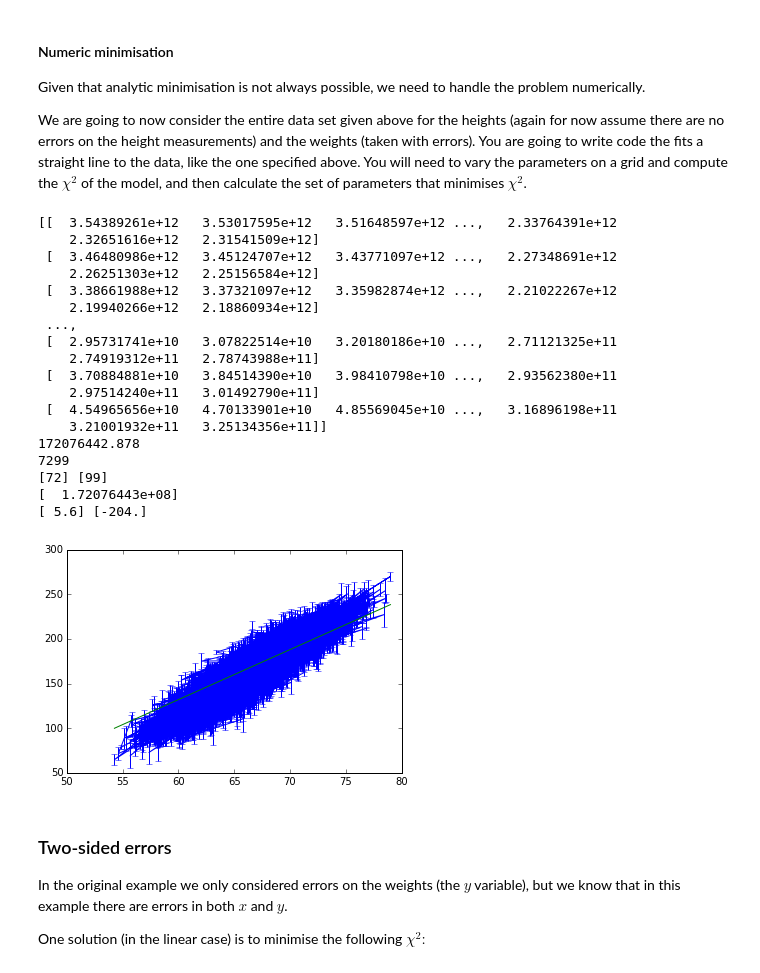
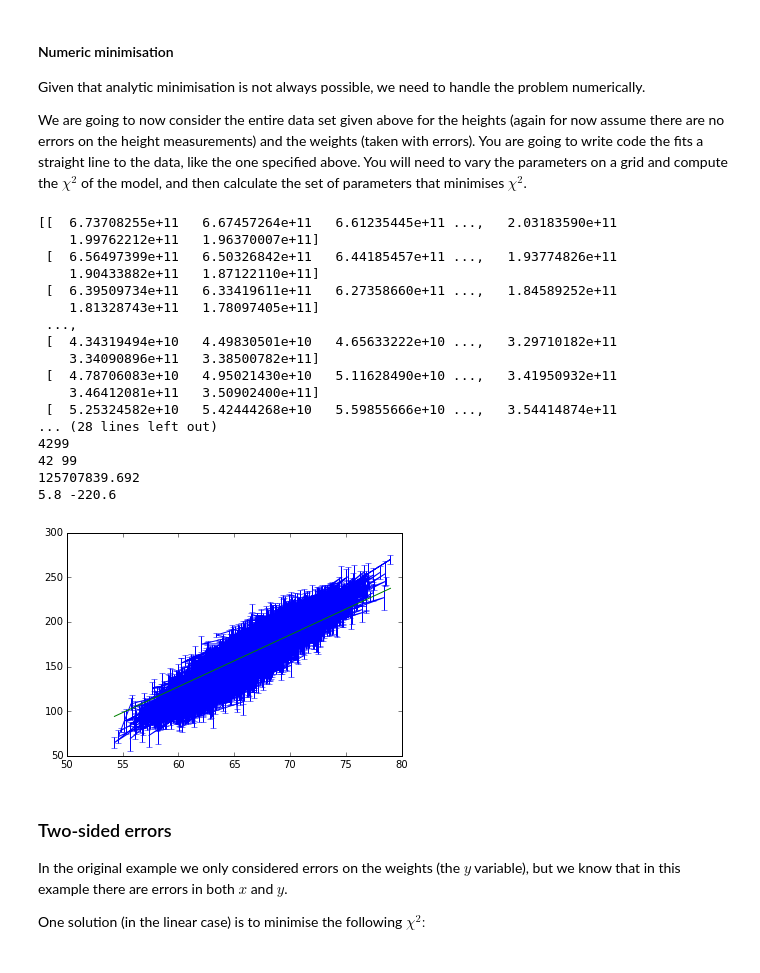
Before and after one commit to pmelchior/usrp-sciprog, a Jupyter notebook: day5/rmurata/USRP_linefitting.ipynb, the cells around one changed output. Saved outputs shown, nothing was run; the diff lists cells and outputs as text; code cells hidden in the pictures.

```diff
--- a/day5/rmurata/USRP_linefitting.ipynb
+++ b/day5/rmurata/USRP_linefitting.ipynb
@@ -178,9 +178,9 @@ def chi(theta1, theta2):
 num = 100
 
 theta1_max = 0.
-theta1_min = 20.
-theta2_max = -200.
-theta2_min = -600.
+theta1_min = 10.
+theta2_max = -220.
+theta2_min = -280.
 
 theta1 = np.linspace(theta1_min, theta1_max, num)
 theta2 = np.linspace(theta1_min, theta2_max, num)
@@ -190,55 +190,69 @@ chi_pre = np.zeros( (num, num) )
 a = []
 b = []
 count = []
 count_pre = 0
 for i in range(num):
     for j in range(num):
         chi_pre[i, j] = chi(theta1[i], theta2[j])
         a.append(i)
         b.append(j)
         count.append(count_pre)
         count_pre += 1
 print chi_pre
-print np.amin(chi_pre)
-print np.argmin(chi_pre)
+print np.amin(chi_pre[0])
+amin = []
+argmin = []
+chi_prepre = []
+for i in range(len(chi_pre)):
+    amin.append(np.amin(chi_pre[i]))
+    argmin.append(np.argmin(chi_pre[i]))
+amin = np.array(amin)
+argmin = np.array(argmin)
+
+print amin
+the_minimal = np.amin(amin)
+print the_minimal
+the_argmin = np.argmin(argmin)
 
 a = np.array(a)
 b = np.array(b)
 count = np.array(count)
 
-a_ans = a[count == np.argmin(chi_pre)]
-b_ans = b[count == np.argmin(chi_pre)]
+for i in range(len(count)):
+    if (chi_pre[a[i], b[i]] == the_minimal):
+        a_ans = a[i]
+        b_ans = b[i]
+        print i
 print a_ans, b_ans
 print chi_pre[a_ans, b_ans]
 
 theta1_ans = theta1_min + (theta1_max - theta1_min)/num * a_ans
 theta2_ans = theta2_min + (theta2_max - theta2_min)/num * b_ans
 print theta1_ans, theta2_ans
 
 x_pre = np.linspace(np.min(x), np.max(x), 1000)
 plt.errorbar(x, y, yerr = yerr)
 plt.plot(x_pre, theta1_ans * x_pre + theta2_ans)
 plt.show()
 # %% [output]
-[[  3.54389261e+12   3.53017595e+12   3.51648597e+12 ...,   2.33764391e+12
-    2.32651616e+12   2.31541509e+12]
- [  3.46480986e+12   3.45124707e+12   3.43771097e+12 ...,   2.27348691e+12
-    2.26251303e+12   2.25156584e+12]
- [  3.38661988e+12   3.37321097e+12   3.35982874e+12 ...,   2.21022267e+12
-    2.19940266e+12   2.18860934e+12]
+[[  6.73708255e+11   6.67457264e+11   6.61235445e+11 ...,   2.03183590e+11
+    1.99762212e+11   1.96370007e+11]
+ [  6.56497399e+11   6.50326842e+11   6.44185457e+11 ...,   1.93774826e+11
+    1.90433882e+11   1.87122110e+11]
+ [  6.39509734e+11   6.33419611e+11   6.27358660e+11 ...,   1.84589252e+11
+    1.81328743e+11   1.78097405e+11]
  ...,
- [  2.95731741e+10   3.07822514e+10   3.20180186e+10 ...,   2.71121325e+11
-    2.74919312e+11   2.78743988e+11]
- [  3.70884881e+10   3.84514390e+10   3.98410798e+10 ...,   2.93562380e+11
-    2.97514240e+11   3.01492790e+11]
- [  4.54965656e+10   4.70133901e+10   4.85569045e+10 ...,   3.16896198e+11
-    3.21001932e+11   3.25134356e+11]]
-172076442.878
-7299
-[72] [99]
-[  1.72076443e+08]
-[ 5.6] [-204.]
+ [  4.34319494e+10   4.49830501e+10   4.65633222e+10 ...,   3.29710182e+11
+    3.34090896e+11   3.38500782e+11]
+ [  4.78706083e+10   4.95021430e+10   5.11628490e+10 ...,   3.41950932e+11
+    3.46412081e+11   3.50902400e+11]
+ [  5.25324582e+10   5.42444268e+10   5.59855666e+10 ...,   3.54414874e+11
+... (28 lines left out)
+4299
+42 99
+125707839.692
+5.8 -220.6
-[figure, old version]
+[figure, new version]
 # %% [markdown]
 ### Two-sided errors
 
```
